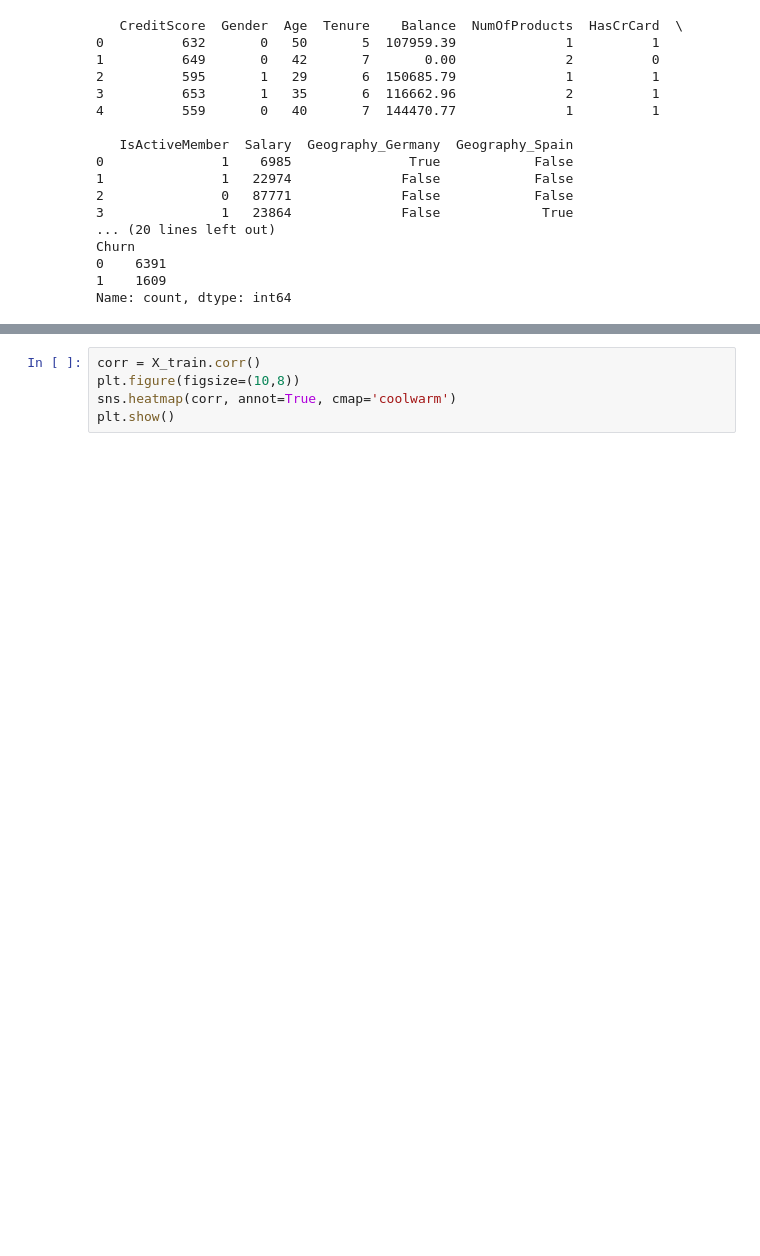
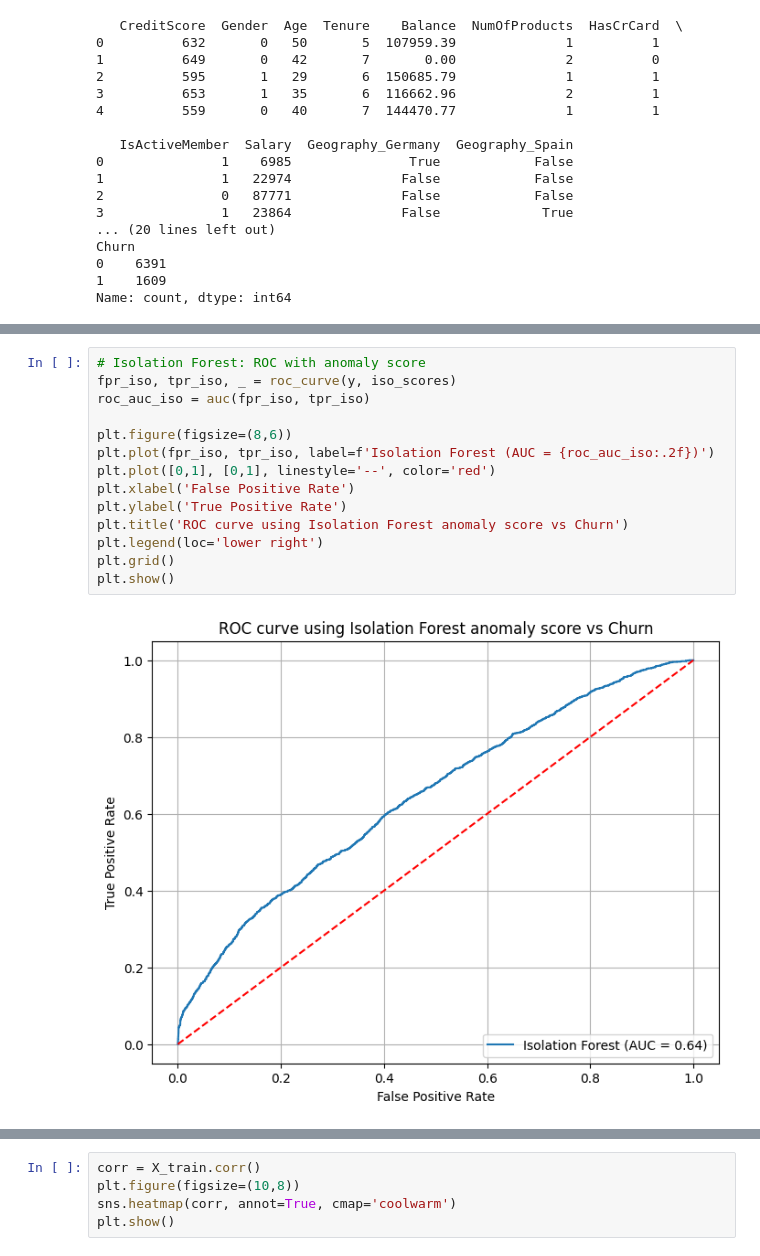
Before and after one commit to marcodeluca-gdl/machine-learning-mobile-phone-operator, a Jupyter notebook: Project1.ipynb, the cells around one changed output, grey strips where cells are left out. Saved outputs shown, nothing was run; the diff lists cells and outputs as text; blank space fills up the shorter version.

Commit message:
adding anomaly detection

```diff
--- a/Project1.ipynb
+++ b/Project1.ipynb
@@ -78,0 +169,16 @@ Name: count, dtype: int64
+# %%
+# Isolation Forest: ROC with anomaly score
+fpr_iso, tpr_iso, _ = roc_curve(y, iso_scores)
+roc_auc_iso = auc(fpr_iso, tpr_iso)
+
+plt.figure(figsize=(8,6))
+plt.plot(fpr_iso, tpr_iso, label=f'Isolation Forest (AUC = {roc_auc_iso:.2f})')
+plt.plot([0,1], [0,1], linestyle='--', color='red')
+plt.xlabel('False Positive Rate')
+plt.ylabel('True Positive Rate')
+plt.title('ROC curve using Isolation Forest anomaly score vs Churn')
+plt.legend(loc='lower right')
+plt.grid()
+plt.show()
+# %% [output]
+[figure, added]
```
Also changed, not shown: parts of 8 cells of this notebook.
